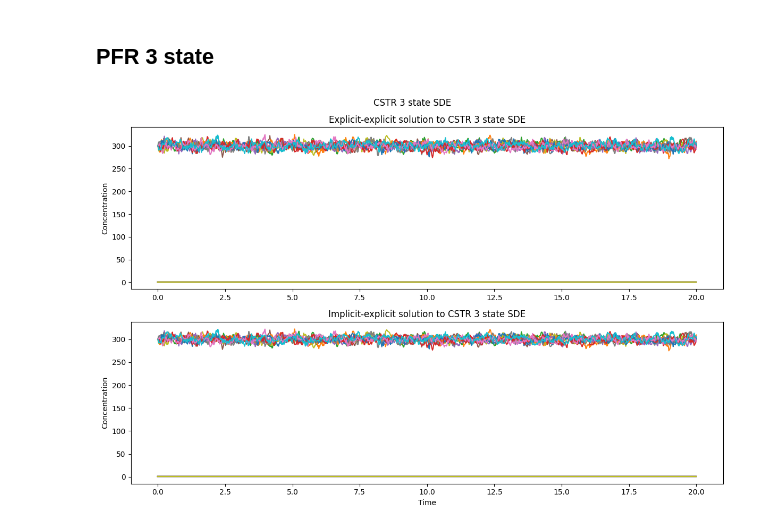
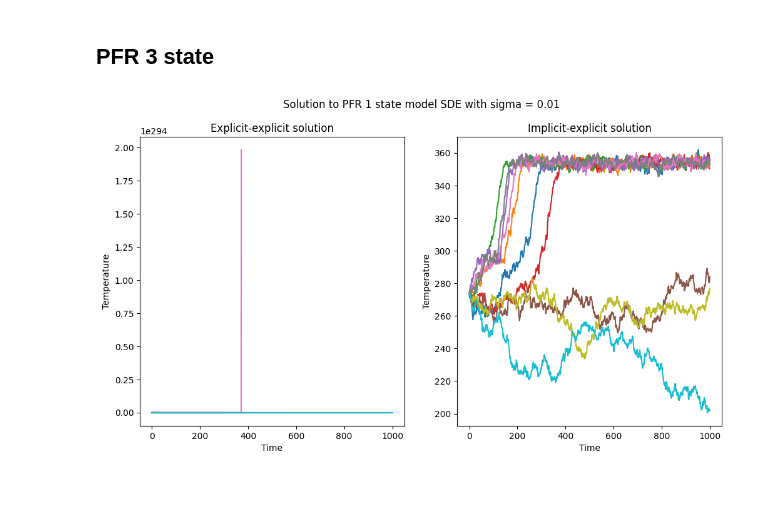
Before and after one commit to EuanCortes/02686-Project, a Jupyter notebook: 04_SDESolvers.ipynb, the cells around one changed output. Cells and saved outputs as stored; diff of their text form; code cells hidden in the pictures; blank space fills up the shorter version.

```diff
--- a/04_SDESolvers.ipynb
+++ b/04_SDESolvers.ipynb
@@ -535,14 +228,0 @@ for i in range(Ns):
-# %%
-# Plot the results
-fig, (ax1, ax2) = plt.subplots(2, 1, figsize=(12, 8))
-for i in range(Ns):
-    ax1.plot(T, X[0,:,i], label=f'Trajectory {i+1}')
-    ax2.plot(T, Xi[0,:,i], label=f'Trajectory {i+1}')
-ax1.set_title('Explicit-explicit solution to PFR 1 state SDE')
-ax2.set_title('Implicit-explicit solution to PFR 1 state SDE')
-ax1.set_ylabel('Temperature')
-ax2.set_ylabel('Temperature')
-ax2.set_xlabel('Time')
-plt.suptitle('PFR 1 state SDE')
-plt.tight_layout()
-plt.show()
@@ -589,20 +282,17 @@ for i in range(Ns):
 # %%
 #Plot the results in two plots
-fig, (ax1, ax2) = plt.subplots(2, 1, figsize=(12, 8))
+fig, (ax1, ax2) = plt.subplots(1, 2, figsize=(12, 6))
 for i in range(Ns):
-    ax1.plot(T, X[0,:,i])
-    ax2.plot(T, Xi[0,:,i])
-    ax1.plot(T, X[1,:,i])
-    ax2.plot(T, Xi[1,:,i])
-    ax1.plot(T, X[2,:,i])
-    ax2.plot(T, Xi[2,:,i])
-ax1.set_title('Explicit-explicit solution to CSTR 3 state SDE')
-ax2.set_title('Implicit-explicit solution to CSTR 3 state SDE')
-ax1.set_ylabel('Concentration')
-ax2.set_ylabel('Concentration')
+    ax1.plot(X[2, :, i])
+    ax2.plot(Xi[2, :, i])
+    #ax2.plot(Xi[0, :, i], Xi[1,:,i])
+ax1.set_title('Explicit-explicit solution')
+ax2.set_title('Implicit-explicit solution')
+ax1.set_ylabel('Temperature')
+ax1.set_xlabel('Time')
+ax2.set_ylabel('Temperature')
 ax2.set_xlabel('Time')
-plt.suptitle('CSTR 3 state SDE')
-plt.tight_layout()
+plt.suptitle('Solution to PFR 1 state model SDE with sigma = 0.01')
 plt.show()
 # %% [output]
-[figure, old version]
+[figure, new version]
```
Also changed, not shown: parts of 27 cells of this notebook, 2 other files.
